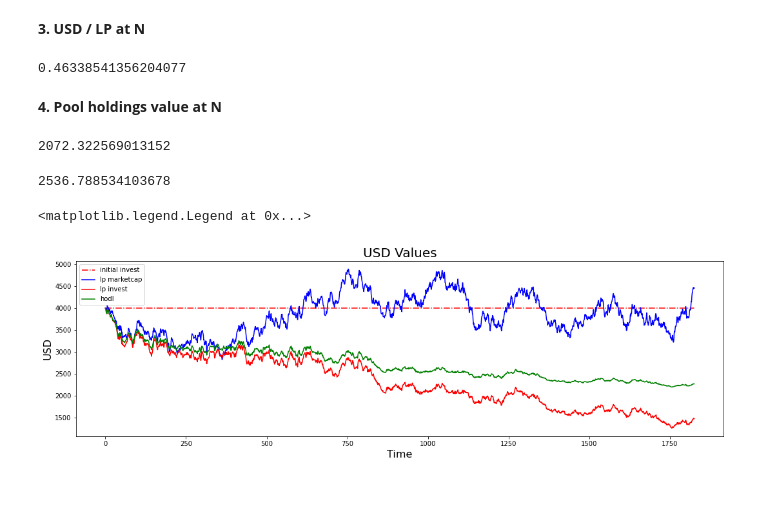
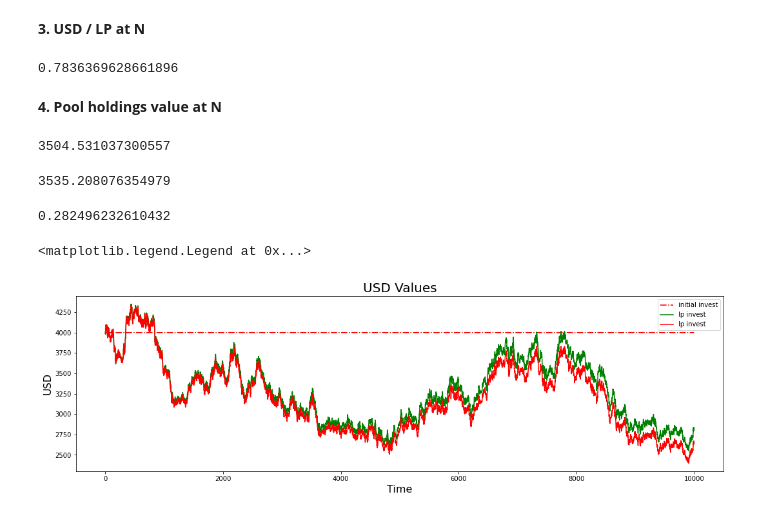
Before and after one commit to icmoore/daosys, a Jupyter notebook: notebooks/research/impermanent_loss/simulate_deltas.ipynb, the cells around one changed output. Drawn from its saved outputs; the diff is of its cells as text; code cells hidden in the pictures.

```diff
--- a/notebooks/research/impermanent_loss/simulate_deltas.ipynb
+++ b/notebooks/research/impermanent_loss/simulate_deltas.ipynb
@@ -20,7 +20,7 @@ from python.dev.math.model import TokenDeltaModel
 # %%
 from python.dev.simulation import SimulateLiquidity
 # %%
-N_RUNS = 1825
+N_RUNS = 10000
 
 b = BrownianModel(0.2)
 p_arr = b.gen_gbm(0.1, 1, N_RUNS, 1)
@@ -49,6 +49,8 @@ sys_arr2 = simLiq2.get_sys_arr()
 dai_arr2 = simLiq2.get_dai_arr()
 dsys_arr2  = simLiq2.get_sys_deltas_arr()
 ddai_arr2  = simLiq2.get_dai_deltas_arr()
+fee_sys_arr2 = simLiq2.get_fee_sys_arr()
+fee_dai_arr2 = simLiq2.get_fee_dai_arr()
 
 simLiq2.check(p_arr, 1000)
 # %% [output]
@@ -113,30 +119,37 @@ lp_mc_usd[N]
 # %%
 lpVal.usd_per_lp(N)
 # %% [output]
-0.46338541356204077
+0.7836369628661896
 # %% [markdown]
 **4. Pool holdings value at N**
 # %%
 lp_pos = lpVal.lp_position_usd(sys_arr[0], dai_arr[0])
 lp_pos[N]
 # %% [output]
-2072.322569013152
+3504.531037300557
 # %%
 hodl_pos = lpVal.hodl_position_usd(sys_arr[0], dai_arr[0])
 hodl_pos[N]
 # %% [output]
-2536.788534103678
+3535.208076354979
+# %%
+lp_pos2 = lpVal.lp_position_usd(sys_arr2[0], dai_arr2[0])
+fees = fee_dai_arr2 + p_arr[1:]*fee_sys_arr2
+fees[-1]/(lp_pos[-1]+fees[-1])
+# %% [output]
+0.282496232610432
 # %%
 x_val = np.arange(0,len(p_arr))
 fig, (USD_ax) = plt.subplots(nrows=1, sharex=False, sharey=False, figsize=(18, 5))
 USD_ax.plot(x_val, np.repeat(4000, len(p_arr)), color = 'r',linestyle = 'dashdot', label='initial invest')
-USD_ax.plot(x_val, lp_mc_usd, color = 'b',label='lp marketcap')
-USD_ax.plot(x_val, lp_pos, color = 'r',label='lp invest')
-USD_ax.plot(x_val, hodl_pos, color = 'g',label='hodl')
+#USD_ax.plot(x_val, lp_mc_usd, color = 'b',label='lp marketcap')
+USD_ax.plot(x_val[1:], lp_pos[1:] + fees, color = 'g',label='lp invest')
+USD_ax.plot(x_val[1:], lp_pos[1:], color = 'r',label='lp invest')
+#USD_ax.plot(x_val, hodl_pos, color = 'g',label='hodl')
 USD_ax.set_title("USD Values", fontsize=20)
 USD_ax.set_ylabel("USD", fontsize=16)
 USD_ax.set_xlabel('Time', fontsize=16)
 USD_ax.legend()
 # %% [output]
 <matplotlib.legend.Legend at 0x...>
-[figure, old version]
+[figure, new version]
```
Also changed, not shown: parts of 11 cells of this notebook, 3 other files.
